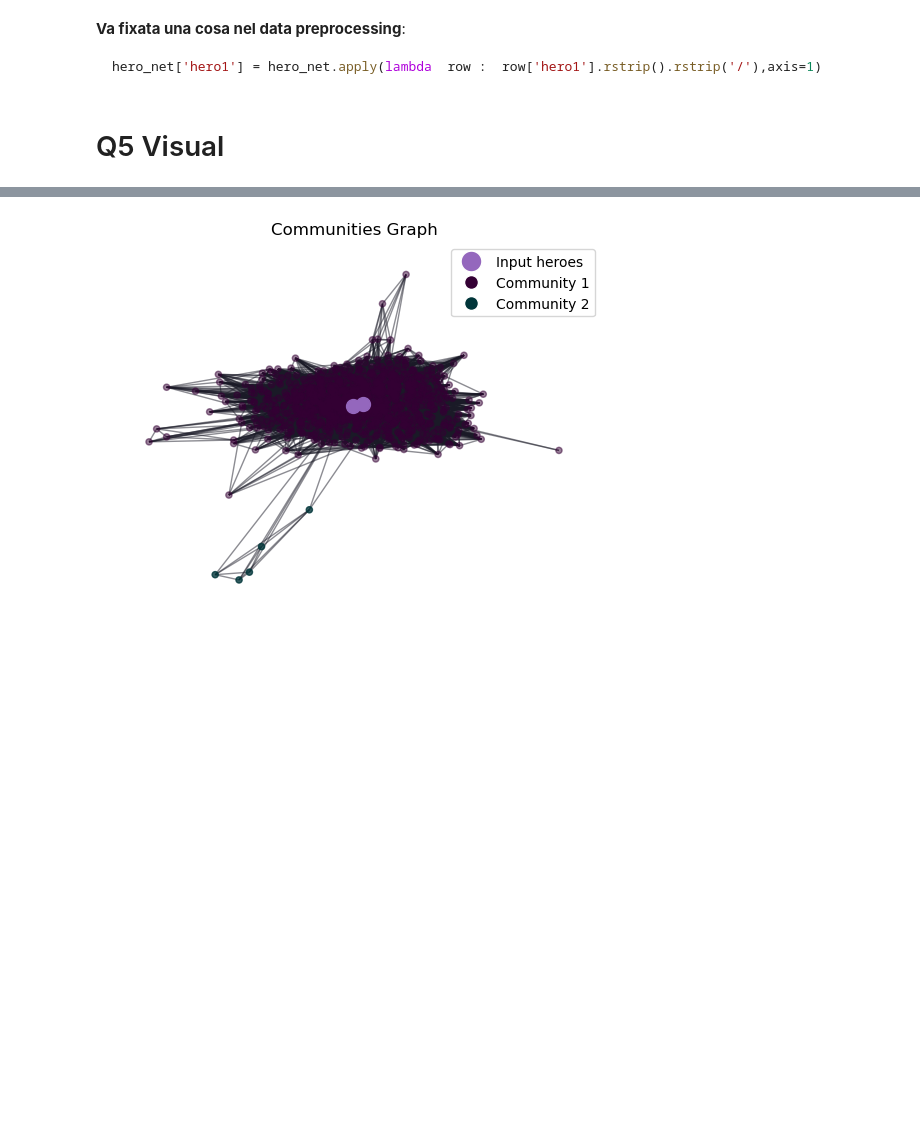
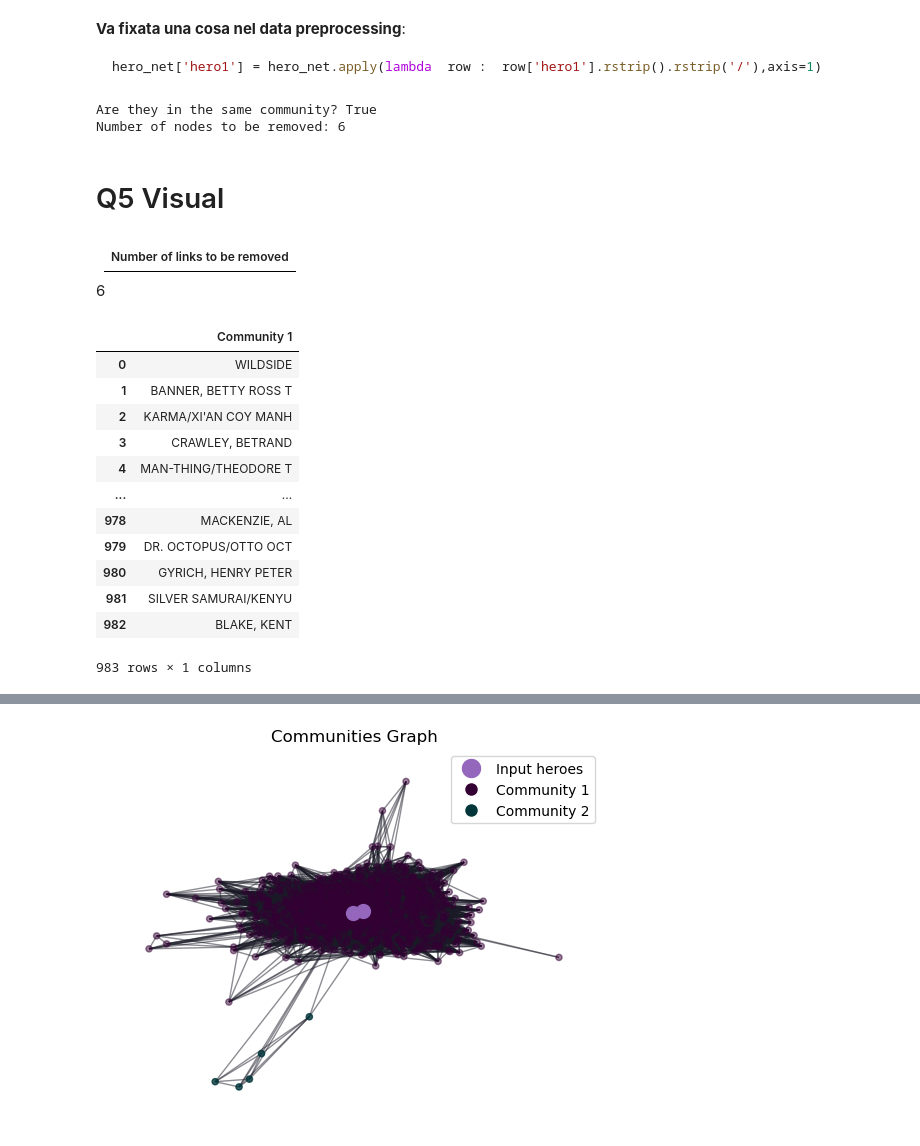
Before and after one commit to marcusreal/ADM_HW5, a Jupyter notebook: q4.ipynb, the cells around one changed output, grey strips where cells are left out. Saved outputs shown, nothing was run; the diff lists cells and outputs as text; code cells hidden in the pictures; blank space fills up the shorter version.

```diff
--- a/q4.ipynb
+++ b/q4.ipynb
@@ -184,9 +181,40 @@ def function_5(graph:nx.Graph, Hero_1, Hero_2, N=None, n_comunities=2):
 G = graph_n(G1,1000)
 # %%
 n,c,same = function_5(G.copy(), "CAPTAIN AMERICA", "IRON MAN/TONY STARK")
+# %%
+print("Are they in the same community?", same)
+print("Number of nodes to be removed:", n)
+# %% [output]
+Are they in the same community? True
+Number of nodes to be removed: 6
 # %%
 #np.save("c.npy",c)
 # %% [markdown]
 # Q5 Visual
 # %%
 n,c,same = function_5(G.copy(), "CAPTAIN AMERICA", "IRON MAN/TONY STARK")
+# %%
+table = '| Number of links to be removed |\n'
+table += '|-----|\n'
+table += str(n)
+display(Markdown(table))
+
+df = pd.DataFrame(c[0], columns=["Community 1"])
+df
+# %% [output]
+| Number of links to be removed |
+|-----|
+6
+|  | Community 1 |
+| 0 | WILDSIDE |
+| 1 | BANNER, BETTY ROSS T |
+| 2 | KARMA/XI'AN COY MANH |
+| 3 | CRAWLEY, BETRAND |
+| 4 | MAN-THING/THEODORE T |
+| ... | ... |
+| 978 | MACKENZIE, AL |
+| 979 | DR. OCTOPUS/OTTO OCT |
+| 980 | GYRICH, HENRY PETER |
+| 981 | SILVER SAMURAI/KENYU |
+| 982 | BLAKE, KENT |
+983 rows × 1 columns
```
Also changed, not shown: parts of 5 cells of this notebook.
